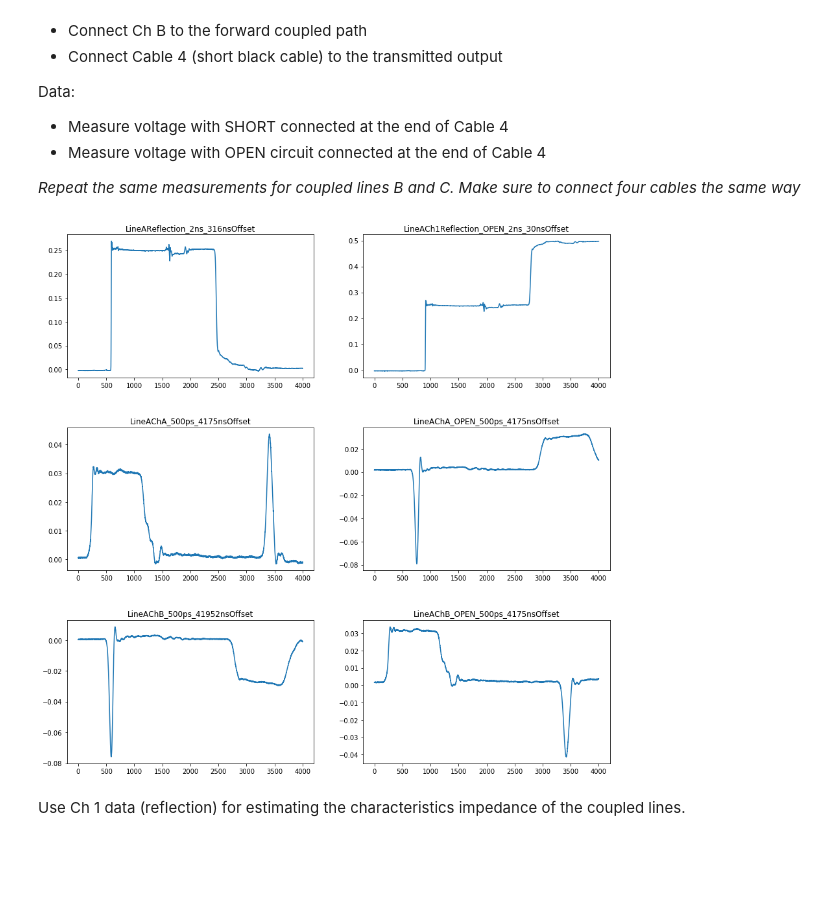
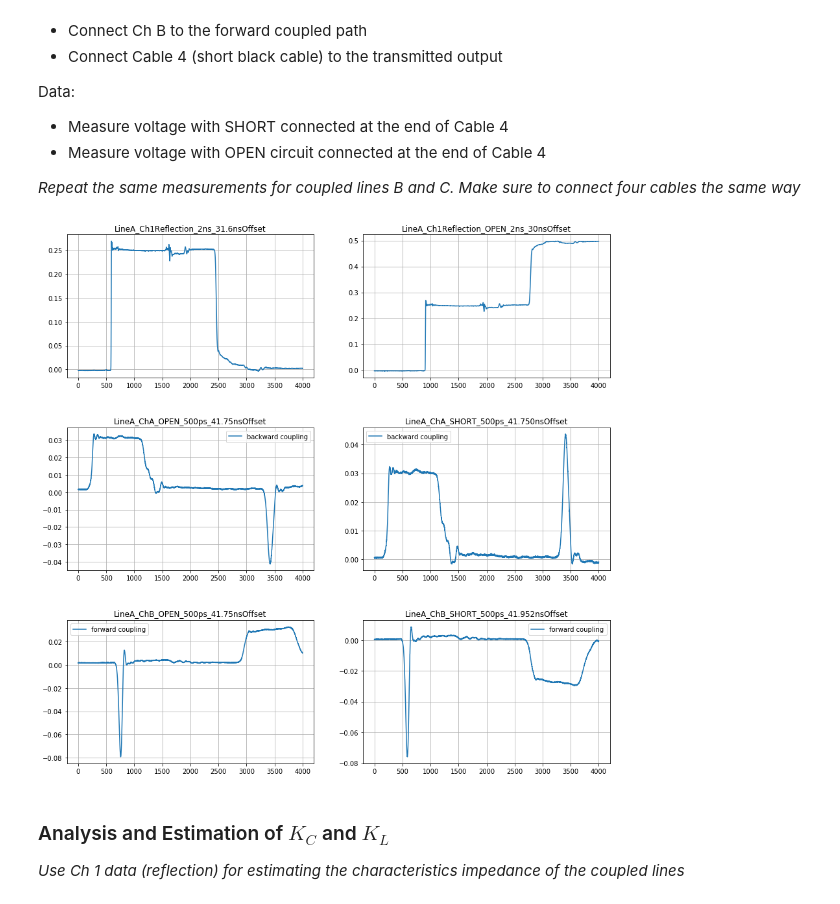
Before and after one commit to kegedy/UWEE572, a Jupyter notebook: labs/lab02/lab02.ipynb, the cells around one changed output. Cells and saved outputs as stored; diff of their text form; code cells hidden in the pictures; blank space fills up the shorter version.

```diff
--- a/labs/lab02/lab02.ipynb
+++ b/labs/lab02/lab02.ipynb
@@ -303,24 +543,38 @@ four cables the same way*
 # %%
 # Plot Overview LineA
 #
 fig,axs = plt.subplots(3,2,figsize=(15,15))
 plt.subplots_adjust(hspace=0.35)
 plt.subplots_adjust(wspace=0.20)
 
-axs[0,0].plot(LineAReflection_2ns_316nsOffset)
-axs[0,1].plot(LineACh1Reflection_OPEN_2ns_30nsOffset)
-axs[1,0].plot(LineAChA_500ps_4175nsOffset)
-axs[1,1].plot(LineAChA_OPEN_500ps_4175nsOffset)
-axs[2,0].plot(LineAChB_500ps_41952nsOffset)
-axs[2,1].plot(LineAChB_OPEN_500ps_4175nsOffset)
+axs[0,0].plot(LineA_Ch1Reflection_2ns_31)
+axs[0,1].plot(LineA_Ch1Reflection_OPEN_2ns_30)
+axs[1,0].plot(LineA_ChA_OPEN_500ps_41,label='backward coupling')
+axs[1,1].plot(LineA_ChA_SHORT_500ps_41,label='backward coupling')
+axs[2,0].plot(LineA_ChB_OPEN_500ps_41,label='forward coupling')
+axs[2,1].plot(LineA_ChB_SHORT_500ps_41,label='forward coupling')
 
-axs[0,0].set_title('LineAReflection_2ns_316nsOffset')
-axs[0,1].set_title('LineACh1Reflection_OPEN_2ns_30nsOffset')
-axs[1,0].set_title('LineAChA_500ps_4175nsOffset')
-axs[1,1].set_title('LineAChA_OPEN_500ps_4175nsOffset')
-axs[2,0].set_title('LineAChB_500ps_41952nsOffset')
-axs[2,1].set_title('LineAChB_OPEN_500ps_4175nsOffset');
+axs[0,0].set_title('LineA_Ch1Reflection_2ns_31.6nsOffset')
+axs[0,1].set_title('LineA_Ch1Reflection_OPEN_2ns_30nsOffset')
+axs[1,0].set_title('LineA_ChA_OPEN_500ps_41.75nsOffset')
+axs[1,1].set_title('LineA_ChA_SHORT_500ps_41.750nsOffset')
+axs[2,0].set_title('LineA_ChB_OPEN_500ps_41.75nsOffset')
+axs[2,1].set_title('LineA_ChB_SHORT_500ps_41.952nsOffset')
+
+axs[0,0].grid(True)
+axs[0,1].grid(True)
+axs[1,0].grid(True)
+axs[1,1].grid(True)
+axs[2,0].grid(True)
+axs[2,1].grid(True)
+
+axs[1,0].legend()
+axs[1,1].legend()
+axs[2,0].legend()
+axs[2,1].legend();
 # %% [output]
-[figure, old version]
+[figure, new version]
 # %% [markdown]
-Use Ch 1 data (reflection) for estimating the characteristics impedance of the coupled lines.
+### Analysis and Estimation of $K_C$ and $K_L$
+
+*Use Ch 1 data (reflection) for estimating the characteristics impedance of the coupled lines*
```
Also changed, not shown: parts of 38 cells of this notebook, 36 other files.
